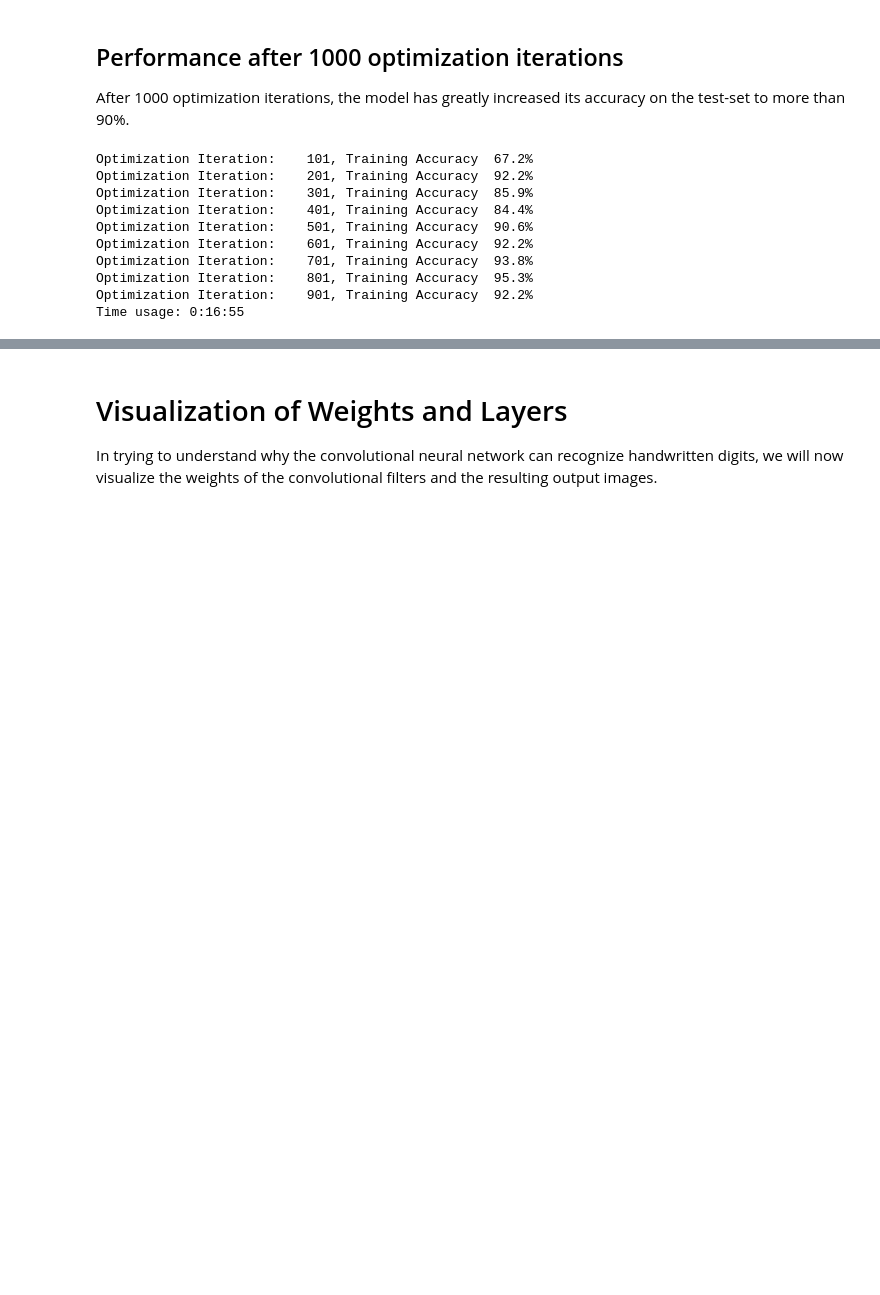
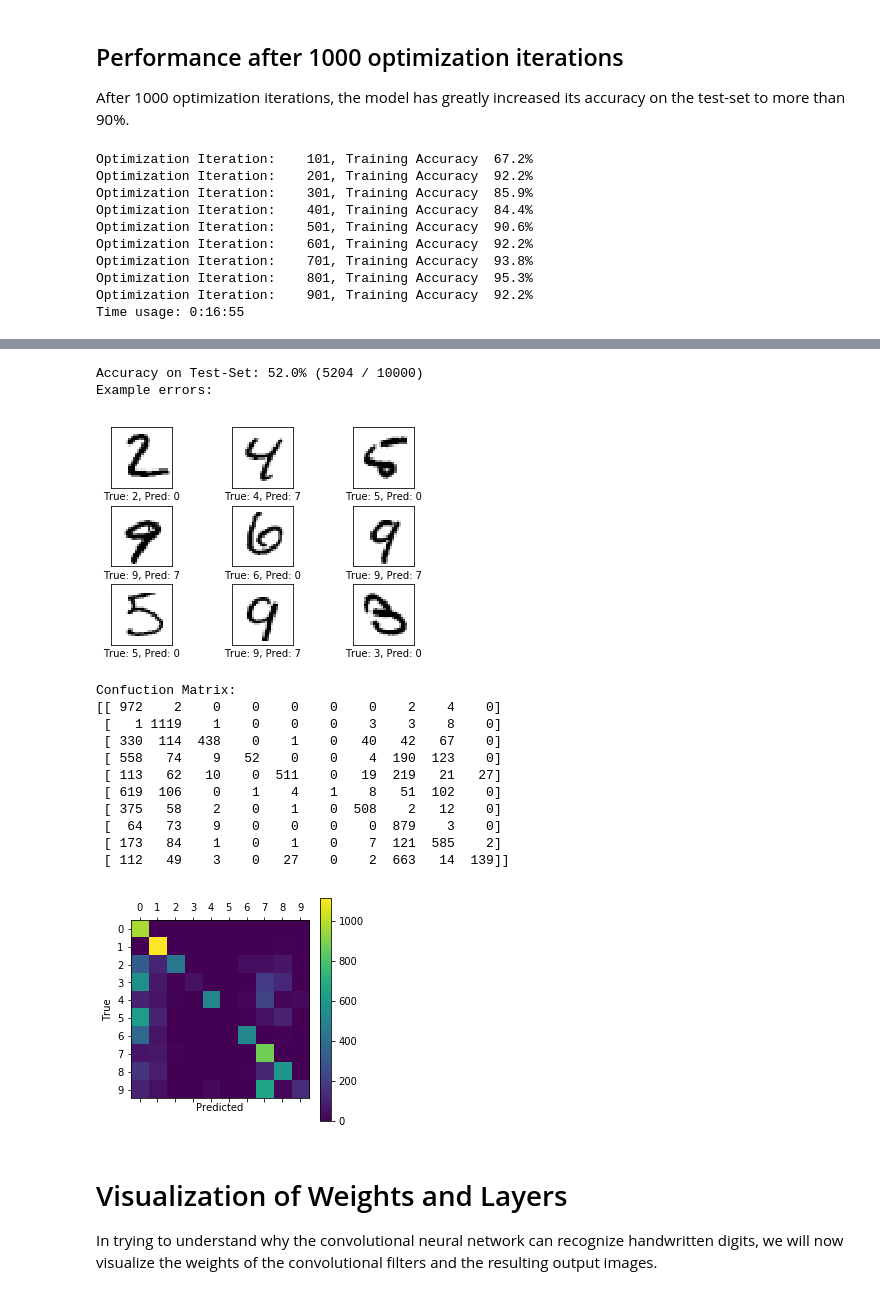
Before and after one commit to lloydnguyen96/ML_HandwrittenDigitsClassification_CNN, a Jupyter notebook: HandwrittenDigitsRecognition_CNN.ipynb, the cells around one changed output, grey strips where cells are left out. Saved outputs shown, nothing was run; the diff lists cells and outputs as text; code cells hidden in the pictures; blank space fills up the shorter version.

```diff
--- a/HandwrittenDigitsRecognition_CNN.ipynb
+++ b/HandwrittenDigitsRecognition_CNN.ipynb
@@ -86,6 +89,7 @@ We need the class-numbers as integers (data.test.cls) for the test-set, so we ca
 # %%
 data.train.cls = np.argmax(data.train.labels, axis=1)
 data.test.cls = np.argmax(data.test.labels, axis=1)
+data.validation.cls = np.argmax(data.validation.labels, axis=1)
 print('data.train.labels[0:3, :]: \n', data.train.labels[0:3, :])
 print('data.train.cls: ', data.train.cls)
 print('data.test.labels[0:3, :]: \n', data.test.labels[0:3, :])
@@ -693,3 +1067,22 @@ Example errors:
+# %%
+print_test_accuracy(show_example_errors=True,
+                    show_confusion_matrix=True)
+# %% [output]
+Accuracy on Test-Set: 52.0% (5204 / 10000)
+Example errors:
+[figure, added]
+Confuction Matrix:
+[[ 972    2    0    0    0    0    0    2    4    0]
+ [   1 1119    1    0    0    0    3    3    8    0]
+ [ 330  114  438    0    1    0   40   42   67    0]
+ [ 558   74    9   52    0    0    4  190  123    0]
+ [ 113   62   10    0  511    0   19  219   21   27]
+ [ 619  106    0    1    4    1    8   51  102    0]
+ [ 375   58    2    0    1    0  508    2   12    0]
+ [  64   73    9    0    0    0    0  879    3    0]
+ [ 173   84    1    0    1    0    7  121  585    2]
+ [ 112   49    3    0   27    0    2  663   14  139]]
+[figure, added]
 # %% [markdown]
 # Visualization of Weights and Layers
 In trying to understand why the convolutional neural network can recognize handwritten digits, we will now visualize the weights of the convolutional filters and the resulting output images.
```
Also changed, not shown: parts of 104 cells of this notebook, 4 other files.
